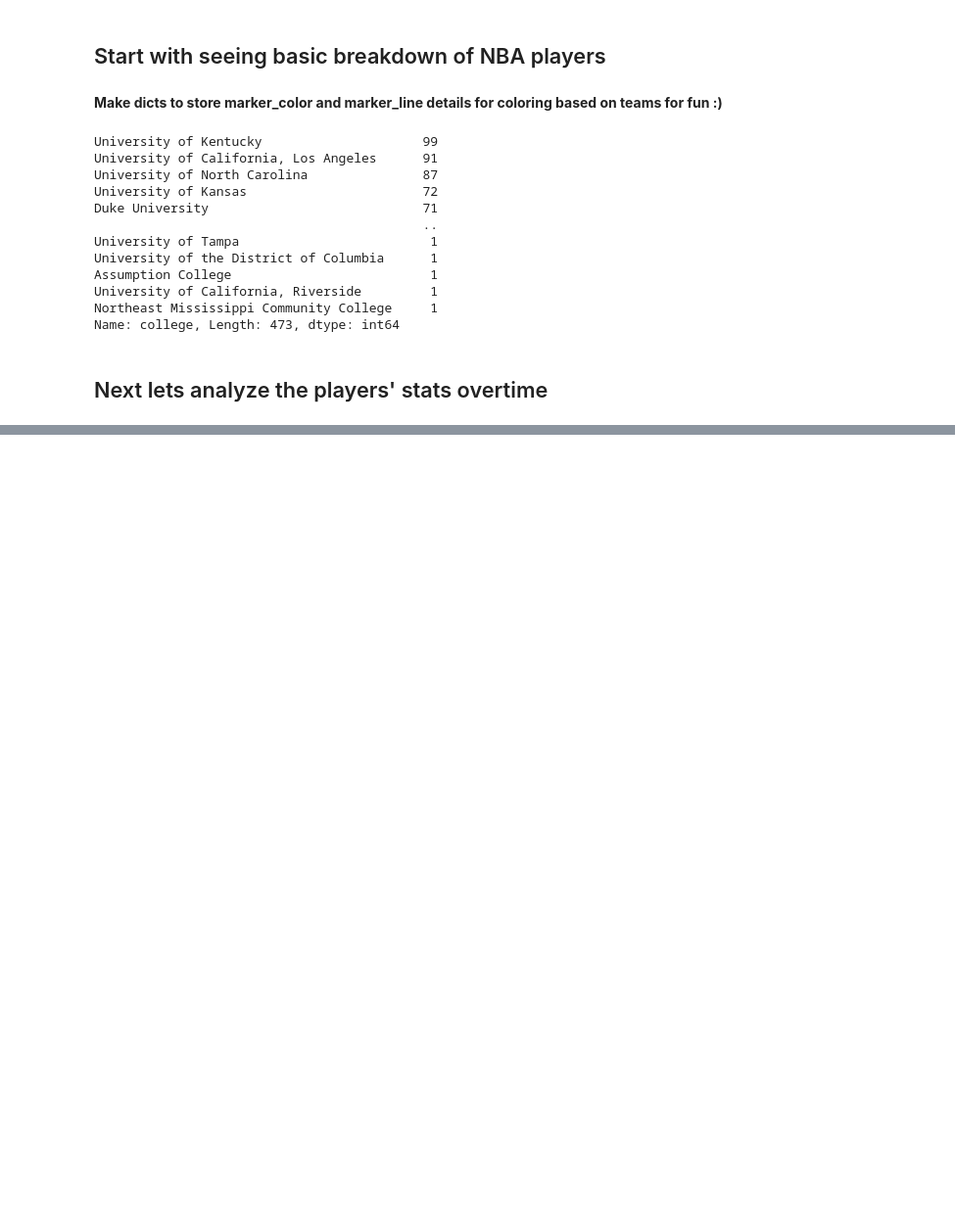
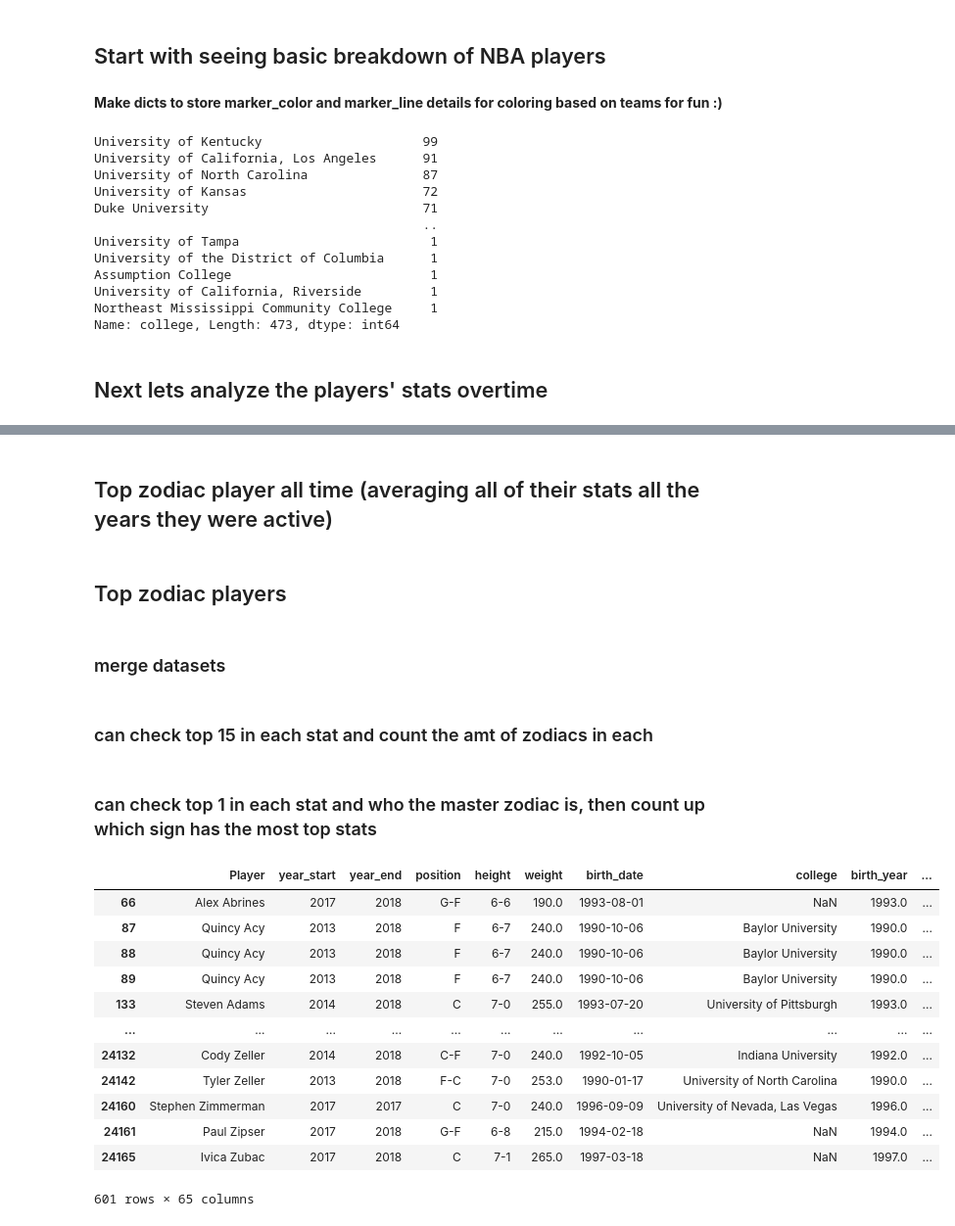
Before and after one commit to alaym3/nba-network-analysis, a Jupyter notebook: player_stats.ipynb, the cells around one changed output, grey strips where cells are left out. Shown at 98% size. Saved outputs shown, nothing was run; the diff lists cells and outputs as text; code cells hidden in the pictures; blank space fills up the shorter version.

```diff
--- a/player_stats.ipynb
+++ b/player_stats.ipynb
@@ -229,0 +424,3 @@ which zodiac sign is best lol
+# %%
+stats = pd.read_csv('./data/Seasons_Stats.csv', index_col=False)
+stats.tail()
@@ -229,0 +435,33 @@ which zodiac sign is best lol
+# %% [markdown]
+## Top zodiac player all time (averaging all of their stats all the years they were active)
+# %% [markdown]
+## Top zodiac players
+# %% [markdown]
+### merge datasets
+# %%
+df = df.rename(columns={'name':'Name'})
+# %%
+df = df.rename(columns={'Name':'Player'})
+# %%
+full_df = df.merge(stats, how='left', on='Player')
+# %% [markdown]
+### can check top 15 in each stat and count the amt of zodiacs in each
+# %% [markdown]
+### can check top 1 in each stat and who the master zodiac is, then count up which sign has the most top stats
+# %%
+stats_2017 = full_df.loc[full_df['Year']==2017]
+stats_2017
+# %% [output]
+|  | Player | year_start | year_end | position | height | weight | birth_date | college | birth_year | ... |
+| 66 | Alex Abrines | 2017 | 2018 | G-F | 6-6 | 190.0 | 1993-08-01 | NaN | 1993.0 | ... |
+| 87 | Quincy Acy | 2013 | 2018 | F | 6-7 | 240.0 | 1990-10-06 | Baylor University | 1990.0 | ... |
+| 88 | Quincy Acy | 2013 | 2018 | F | 6-7 | 240.0 | 1990-10-06 | Baylor University | 1990.0 | ... |
+| 89 | Quincy Acy | 2013 | 2018 | F | 6-7 | 240.0 | 1990-10-06 | Baylor University | 1990.0 | ... |
+| 133 | Steven Adams | 2014 | 2018 | C | 7-0 | 255.0 | 1993-07-20 | University of Pittsburgh | 1993.0 | ... |
+| ... | ... | ... | ... | ... | ... | ... | ... | ... | ... | ... |
+| 24132 | Cody Zeller | 2014 | 2018 | C-F | 7-0 | 240.0 | 1992-10-05 | Indiana University | 1992.0 | ... |
+| 24142 | Tyler Zeller | 2013 | 2018 | F-C | 7-0 | 253.0 | 1990-01-17 | University of North Carolina | 1990.0 | ... |
+| 24160 | Stephen Zimmerman | 2017 | 2017 | C | 7-0 | 240.0 | 1996-09-09 | University of Nevada, Las Vegas | 1996.0 | ... |
+| 24161 | Paul Zipser | 2017 | 2018 | G-F | 6-8 | 215.0 | 1994-02-18 | NaN | 1994.0 | ... |
+| 24165 | Ivica Zubac | 2017 | 2018 | C | 7-1 | 265.0 | 1997-03-18 | NaN | 1997.0 | ... |
+601 rows × 65 columns
```
Also changed, not shown: parts of 23 cells of this notebook.
